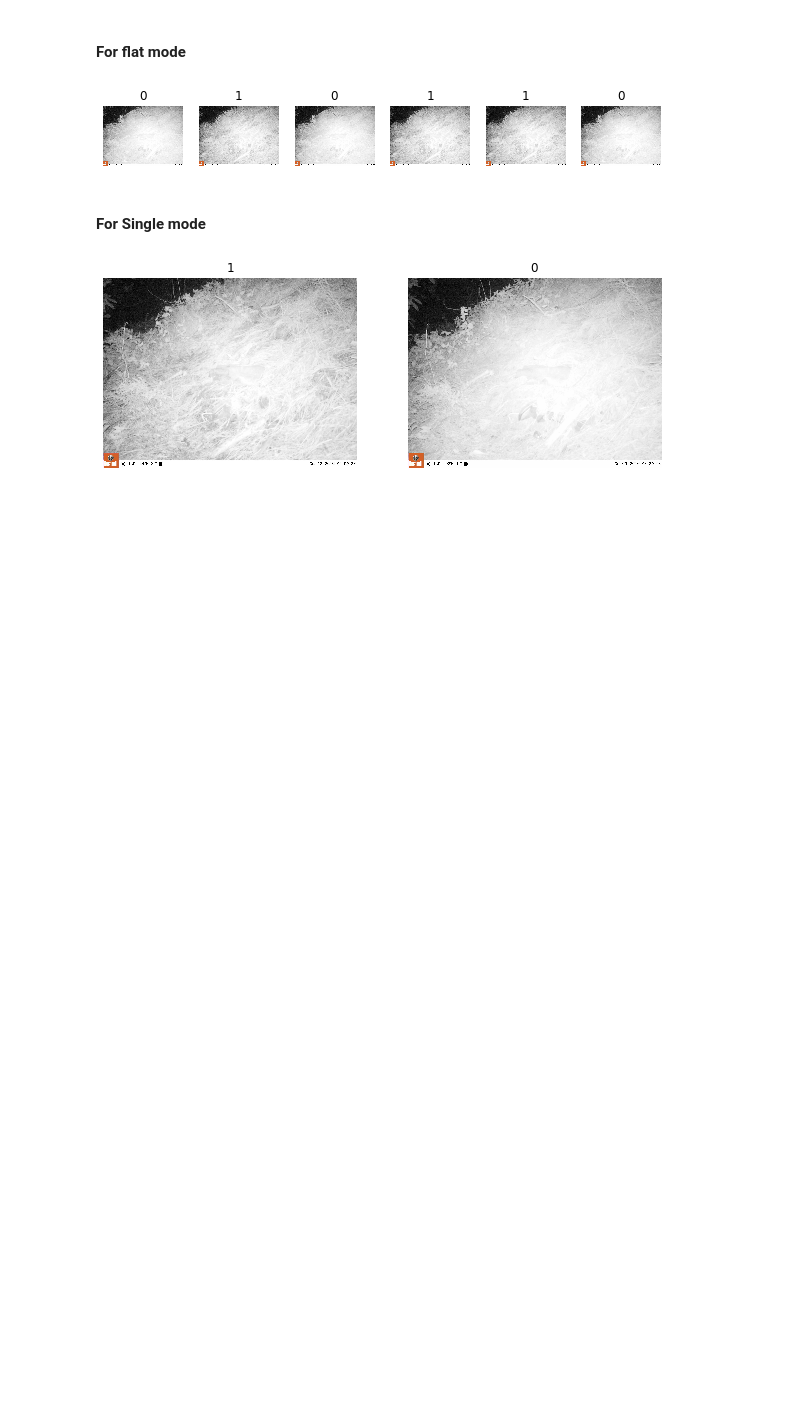
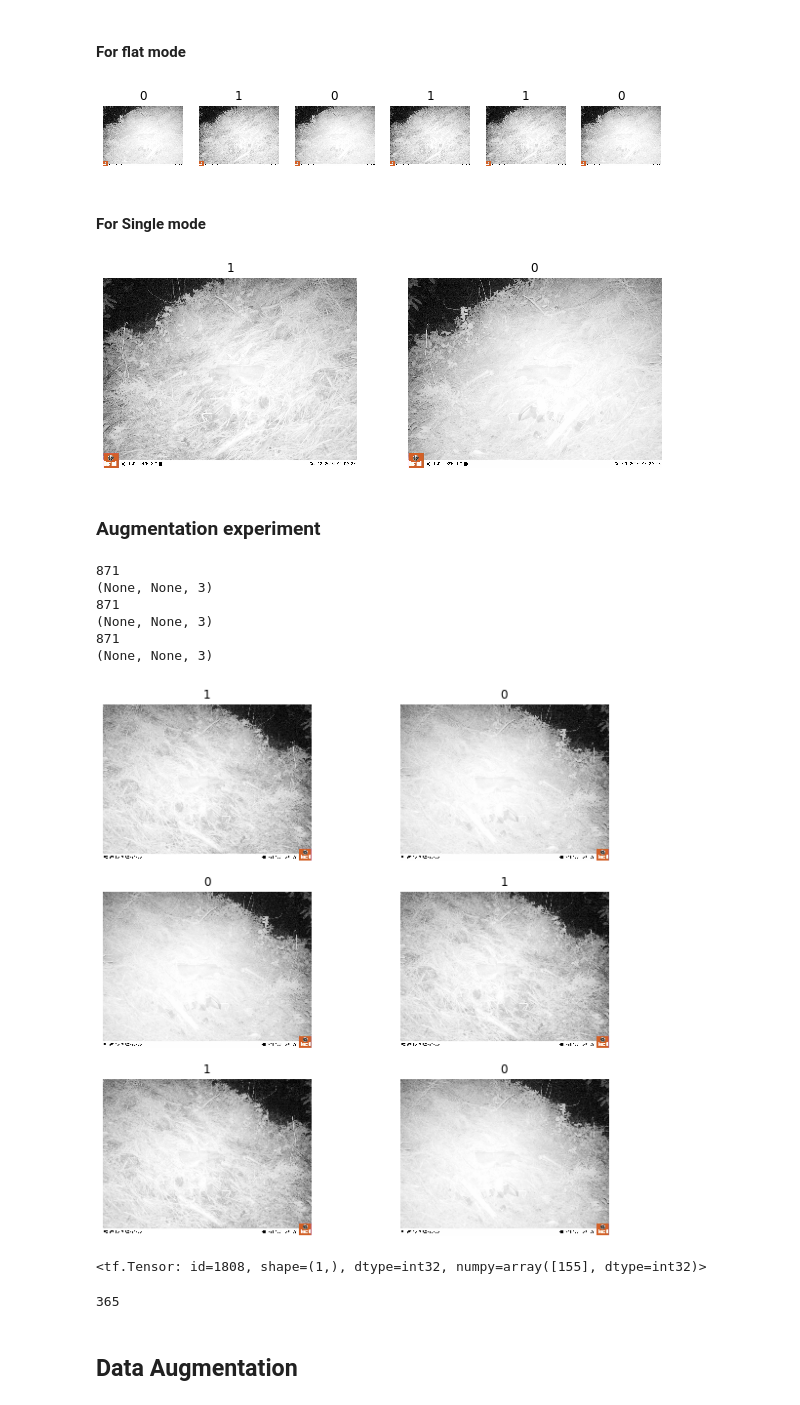
Before and after one commit to bhuvi3/camera_trap_animal_classification, a Jupyter notebook: code/tensorflow_pipeline_test.ipynb, the cells around one changed output. Cells and saved outputs as stored; diff of their text form; code cells hidden in the pictures; blank space fills up the shorter version.

Commit message:
Updated data pipeline to include augmentations

```diff
--- a/code/tensorflow_pipeline_test.ipynb
+++ b/code/tensorflow_pipeline_test.ipynb
@@ -273,3 +275,5 @@ image_batch, label_batch = zip(*demo_pipeline.get_pipeline())
 show_batch(image_batch, label_batch)
 # %% [output]
 [figure]
+# %% [markdown]
+### Augmentation experiment
@@ -275,0 +366,15 @@ show_batch(image_batch, label_batch)
+# %%
+def flip(x, seed):
+    """Flip augmentation
+
+    Args:
+        x: Image to flip
+
+    Returns:
+        Augmented image
+    """
+    print(seed)
+    x = tf.image.random_flip_left_right(x, seed)
+    print(x.shape)
+
+    return x
@@ -275,0 +558,33 @@ show_batch(image_batch, label_batch)
+# %%
+def show_batch(image_batch, label_batch, k=2):
+    plt.figure(figsize=(10, 10))
+    for n in range(k):
+        ax = plt.subplot(3, k/3, n + 1)
+        plt.imshow(image_batch[n])
+        plt.axis('off')
+        plt.title(label_batch[n].numpy())
+
+demo_pipeline = PipelineGenerator(os.path.join(os.getcwd(), '..', 'data', 'final_dataset_val_demo.csv'),
+                                  os.path.join(os.getcwd(), '..', 'data', 'images' + os.sep),
+                                  mode=PipelineGenerator.MODE_FLAT_ALL)
+
+image_batch, label_batch = zip(*demo_pipeline.get_pipeline().shuffle(buffer_size=1000, reshuffle_each_iteration=True))
+show_batch(image_batch, label_batch, k=6)
+# %% [output]
+871
+(None, None, 3)
+871
+(None, None, 3)
+871
+(None, None, 3)
+[figure, added]
+# %%
+tf.random.uniform([1], maxval=1000, dtype=tf.int32)#.numpy()[0]
+# %% [output]
+<tf.Tensor: id=1808, shape=(1,), dtype=int32, numpy=array([155], dtype=int32)>
+# %%
+np.random.randint(1000)
+# %% [output]
+365
+# %% [markdown]
+## Data Augmentation
```
Also changed, not shown: parts of 5 cells of this notebook, 3 other files.
